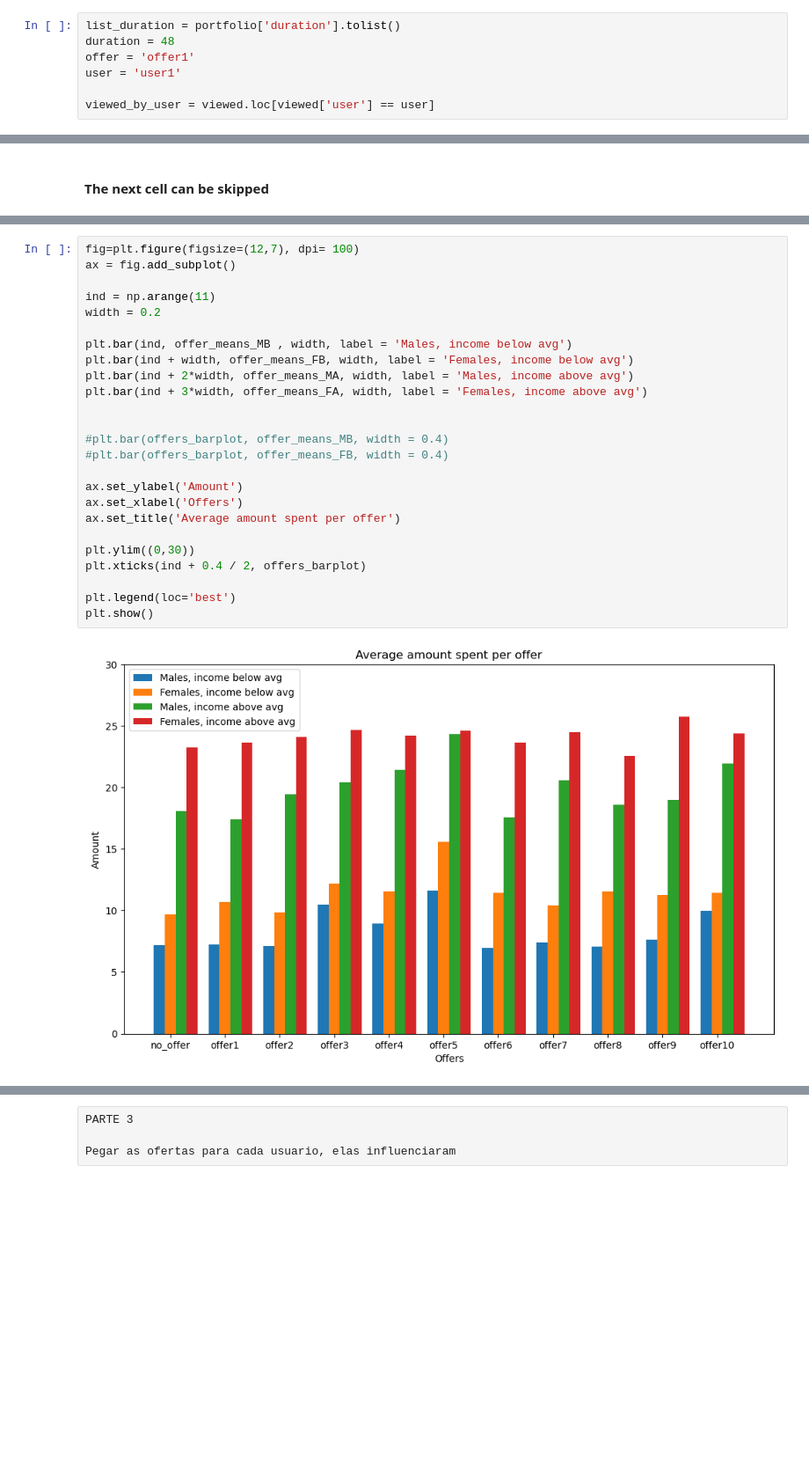
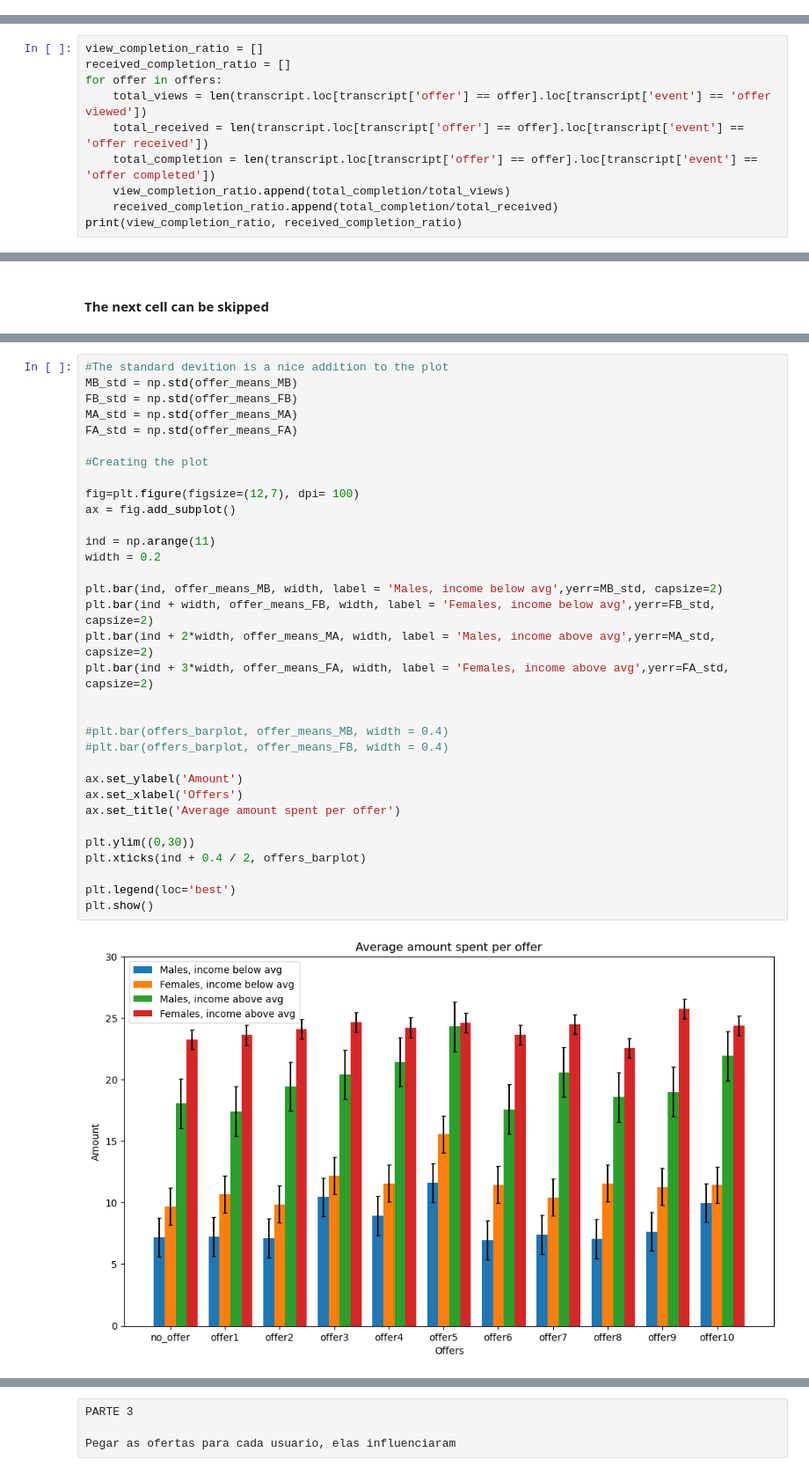
Before and after one commit to FranciscoNania/Udacity-Capstone-Starbucks, a Jupyter notebook: Starbucks Capstone.ipynb, the cells around one changed output, grey strips where cells are left out. Shown at 88% size. Saved outputs shown, nothing was run; the diff lists cells and outputs as text; blank space fills up the shorter version.

```diff
--- a/Starbucks Capstone.ipynb
+++ b/Starbucks Capstone.ipynb
@@ -234,10 +251,3 @@ Users spend $12.87 per month after visualizing any offers
-# %%
-list_duration = portfolio['duration'].tolist()
-duration = 48
-offer = 'offer1'
-user = 'user1'
-
-viewed_by_user = viewed.loc[viewed['user'] == user]
 # %%
 def single_offer_influence(offer, filename, df = profile['user']):
 
@@ -345,0 +396,10 @@ ESCREVER AQUI E CONTINUAR DOCUMENTACAO
+# %%
+view_completion_ratio = []
+received_completion_ratio = []
+for offer in offers:
+    total_views = len(transcript.loc[transcript['offer'] == offer].loc[transcript['event'] == 'offer viewed'])
+    total_received = len(transcript.loc[transcript['offer'] == offer].loc[transcript['event'] == 'offer received'])
+    total_completion = len(transcript.loc[transcript['offer'] == offer].loc[transcript['event'] == 'offer completed'])
+    view_completion_ratio.append(total_completion/total_views)
+    received_completion_ratio.append(total_completion/total_received)
+print(view_completion_ratio, received_completion_ratio)
@@ -411,27 +507,35 @@ list_means_split.insert(0, no_influence_mean)
 # %%
+#The standard devition is a nice addition to the plot
+MB_std = np.std(offer_means_MB)
+FB_std = np.std(offer_means_FB)
+MA_std = np.std(offer_means_MA)
+FA_std = np.std(offer_means_FA)
+
+#Creating the plot
+
 fig=plt.figure(figsize=(12,7), dpi= 100)
 ax = fig.add_subplot()
 
 ind = np.arange(11)
 width = 0.2
 
-plt.bar(ind, offer_means_MB , width, label = 'Males, income below avg')
-plt.bar(ind + width, offer_means_FB, width, label = 'Females, income below avg')
-plt.bar(ind + 2*width, offer_means_MA, width, label = 'Males, income above avg')
-plt.bar(ind + 3*width, offer_means_FA, width, label = 'Females, income above avg')
+plt.bar(ind, offer_means_MB, width, label = 'Males, income below avg',yerr=MB_std, capsize=2)
+plt.bar(ind + width, offer_means_FB, width, label = 'Females, income below avg',yerr=FB_std, capsize=2)
+plt.bar(ind + 2*width, offer_means_MA, width, label = 'Males, income above avg',yerr=MA_std, capsize=2)
+plt.bar(ind + 3*width, offer_means_FA, width, label = 'Females, income above avg',yerr=FA_std, capsize=2)
 
 
 #plt.bar(offers_barplot, offer_means_MB, width = 0.4)
 #plt.bar(offers_barplot, offer_means_FB, width = 0.4)
 
 ax.set_ylabel('Amount')
 ax.set_xlabel('Offers')
 ax.set_title('Average amount spent per offer')
 
 plt.ylim((0,30))
 plt.xticks(ind + 0.4 / 2, offers_barplot)
 
 plt.legend(loc='best')
 plt.show()
 # %% [output]
-[figure, old version]
+[figure, new version]
```
Also changed, not shown: parts of 27 cells of this notebook.
